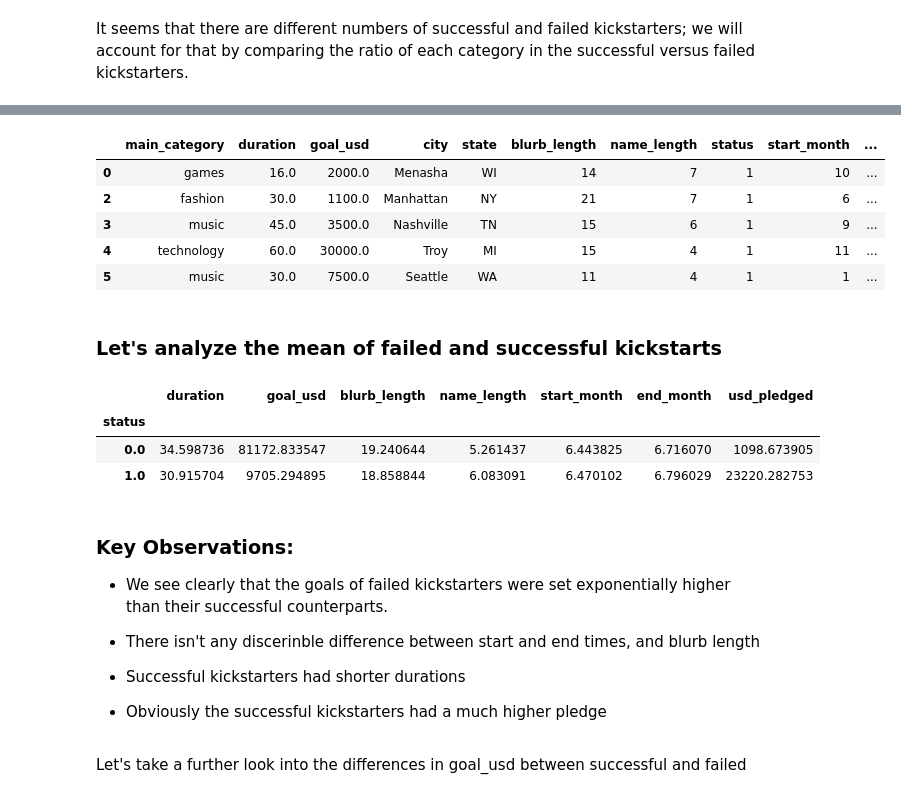
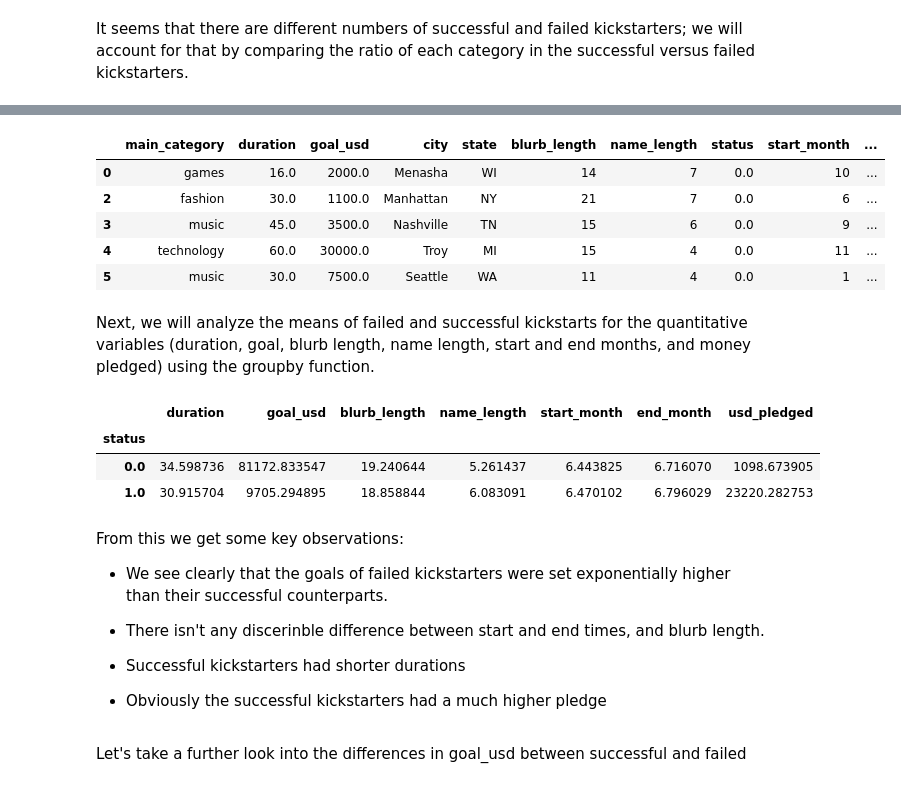
Before and after one commit to krandapus/Projects, a Jupyter notebook: FinalProject.ipynb, the cells around one changed output, grey strips where cells are left out. Saved outputs shown, nothing was run; the diff lists cells and outputs as text; code cells hidden in the pictures.

```diff
--- a/FinalProject.ipynb
+++ b/FinalProject.ipynb
@@ -217,3 +179,5 @@ def convert_status(label):
         return float(1.0)
     else:
         return float(0.0)
+# %%
+df_kickstarters['status'] = df_kickstarters['status'].apply(convert_status)
@@ -220,19 +193,21 @@ def convert_status(label):
 # %%
+"""
 for rowIdx, row in df_kickstarters.iterrows():
     df_kickstarters.at[rowIdx, 'status'] = convert_status(df_kickstarters.at[rowIdx, 'status'])
 
 
 df = df_kickstarters
 df_kickstarters.head()
+"""
 # %% [output]
 |  | main_category | duration | goal_usd | city | state | blurb_length | name_length | status | start_month | ... |
-| 0 | games | 16.0 | 2000.0 | Menasha | WI | 14 | 7 | 1 | 10 | ... |
-| 2 | fashion | 30.0 | 1100.0 | Manhattan | NY | 21 | 7 | 1 | 6 | ... |
-| 3 | music | 45.0 | 3500.0 | Nashville | TN | 15 | 6 | 1 | 9 | ... |
-| 4 | technology | 60.0 | 30000.0 | Troy | MI | 15 | 4 | 1 | 11 | ... |
-| 5 | music | 30.0 | 7500.0 | Seattle | WA | 11 | 4 | 1 | 1 | ... |
+| 0 | games | 16.0 | 2000.0 | Menasha | WI | 14 | 7 | 0.0 | 10 | ... |
+| 2 | fashion | 30.0 | 1100.0 | Manhattan | NY | 21 | 7 | 0.0 | 6 | ... |
+| 3 | music | 45.0 | 3500.0 | Nashville | TN | 15 | 6 | 0.0 | 9 | ... |
+| 4 | technology | 60.0 | 30000.0 | Troy | MI | 15 | 4 | 0.0 | 11 | ... |
+| 5 | music | 30.0 | 7500.0 | Seattle | WA | 11 | 4 | 0.0 | 1 | ... |
-# %% [markdown]
-### Let's analyze the mean of failed and successful kickstarts
+# %% [markdown]
+Next, we will analyze the means of failed and successful kickstarts for the quantitative variables (duration, goal, blurb length, name length, start and end months, and money pledged) using the groupby function.
 # %%
 #sns.countplot(x='status', data=df_kickstarters, palette='hls')
 #plt.show()
@@ -245,10 +220,10 @@ df_grouped
 | 0.0 | 34.598736 | 81172.833547 | 19.240644 | 5.261437 | 6.443825 | 6.716070 | 1098.673905 |
 | 1.0 | 30.915704 | 9705.294895 | 18.858844 | 6.083091 | 6.470102 | 6.796029 | 23220.282753 |
 # %% [markdown]
-### Key Observations:
+From this we get some key observations:
 - We see clearly that the goals of failed kickstarters were set exponentially higher than their successful counterparts.
 
-- There isn't any discerinble difference between start and end times, and blurb length
+- There isn't any discerinble difference between start and end times, and blurb length.
 
 - Successful kickstarters had shorter durations
 
```
Also changed, not shown: parts of 20 cells of this notebook.
